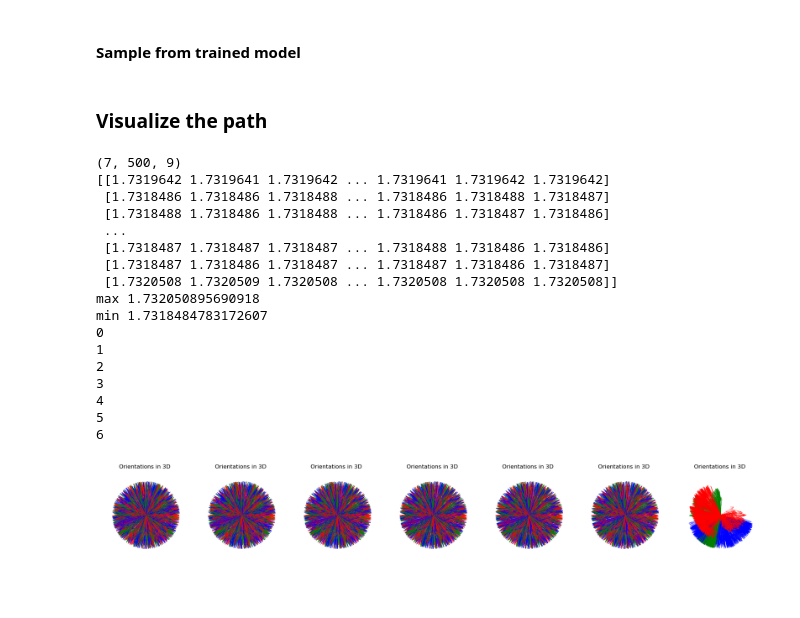
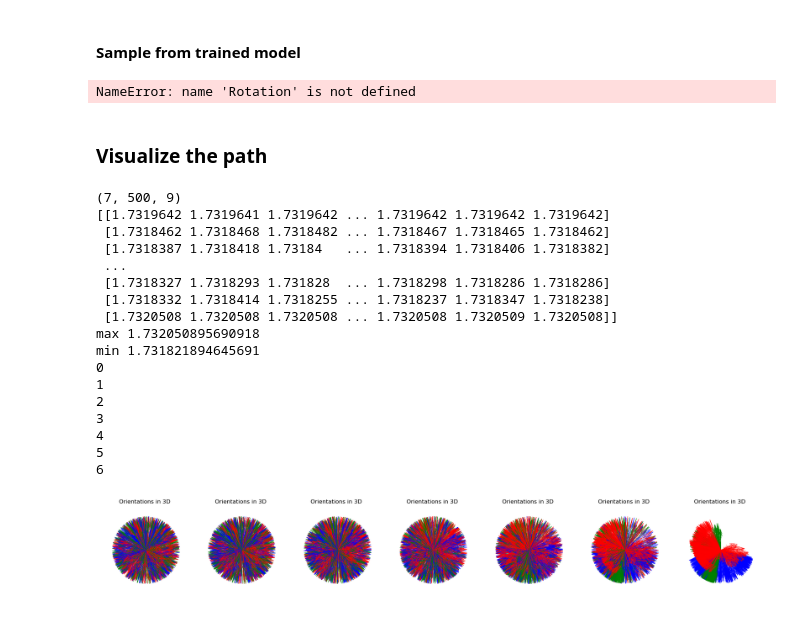
Before and after one commit to johannespitz/flow_matching, a Jupyter notebook: examples/3d_riemannian_flow.ipynb, the cells around one changed output. Cells and saved outputs as stored; diff of their text form; code cells hidden in the pictures.

Commit message:
run with Sphere manifold

```diff
--- a/examples/3d_riemannian_flow.ipynb
+++ b/examples/3d_riemannian_flow.ipynb
@@ -178,16 +178,16 @@ path = GeodesicProbPath(scheduler=CondOTScheduler(), manifold=manifold)
 
 
 
-from flow_matching.path import CompositeGeodesicProbPath, SO3ProbPath
+# from flow_matching.path import CompositeGeodesicProbPath, SO3ProbPath
 
-from scipy.spatial.transform import Rotation
-from flow_matching.utils.manifolds import SO3
-manifold = SO3()
+# from scipy.spatial.transform import Rotation
+# from flow_matching.utils.manifolds import SO3
+# manifold = SO3()
 
-vf = MLP(input_dim=9, hidden_dim=hidden_dim, output_dim=3)
-vf.to(device)
+# vf = MLP(input_dim=9, hidden_dim=hidden_dim, output_dim=3)
+# vf.to(device)
 
-path = SO3ProbPath(scheduler=CondOTScheduler())
+# path = SO3ProbPath(scheduler=CondOTScheduler())
 
 
 TRAIN = True
@@ -206,14 +206,14 @@ else:
 
         # # sample data (user's responsibility): in this case, (X_0,X_1) ~ pi(X_0,X_1) = N(X_0|0,I)q(X_1)
         x_1 = inf_train_gen(batch_size=batch_size, device=device) # sample data
-        # x_0 = torch.randn_like(x_1).to(device)
+        x_0 = torch.randn_like(x_1).to(device)
 
         x_1 = wrap(Sphere(), x_1)
-        # x_0 = wrap(manifold, x_0)
+        x_0 = wrap(manifold, x_0)
 
 
-        x_1 = torch.Tensor(Rotation.from_quat(x_1.cpu().numpy()).as_matrix()).flatten(-2, -1).to(device)
-        x_0 = torch.Tensor(Rotation.random(x_1.shape[0]).as_matrix()).flatten(-2, -1).to(device)
+        # x_1 = torch.Tensor(Rotation.from_quat(x_1.cpu().numpy()).as_matrix()).flatten(-2, -1).to(device)
+        # x_0 = torch.Tensor(Rotation.random(x_1.shape[0]).as_matrix()).flatten(-2, -1).to(device)
 
         # sample time (user's responsibility)
         t = torch.rand(x_1.shape[0]).to(device)
@@ -260,9 +281,9 @@ eps_time = 1e-2
 T = torch.linspace(0, 1, N)  # sample times
 T = T.to(device=device)
 
-# x_init = torch.randn((batch_size, 3), dtype=torch.float32, device=device)
-# x_init = wrap(manifold, x_init)
-x_init = torch.Tensor(Rotation.random(batch_size).as_matrix()).flatten(-2, -1).to(device)
+x_init = torch.randn((batch_size, 3), dtype=torch.float32, device=device)
+x_init = wrap(manifold, x_init)
+# x_init = torch.Tensor(Rotation.random(batch_size).as_matrix()).flatten(-2, -1).to(device)
 
 solver = RiemannianODESolver(velocity_model=wrapped_vf, manifold=manifold)  # create an ODESolver class
 sol = solver.sample(
@@ -273,6 +294,8 @@ sol = solver.sample(
     time_grid=T,
     verbose=True,
 )
+# %% [output]
+NameError: name 'Rotation' is not defined
 # %% [markdown]
 ### Visualize the path
 # %%
@@ -282,7 +305,7 @@ T = T.cpu()
 gt_samples = inf_train_gen(batch_size=batch_size)  # sample data
 gt_samples = wrap(Sphere(), gt_samples)
 
-gt_samples = torch.Tensor(Rotation.from_quat(gt_samples.cpu().numpy()).as_matrix()).flatten(-2, -1).to(device)
+# gt_samples = torch.Tensor(Rotation.from_quat(gt_samples.cpu().numpy()).as_matrix()).flatten(-2, -1).to(device)
 
 samples = torch.cat([sol, gt_samples[None]], dim=0).numpy()
 
@@ -292,39 +315,42 @@ print(norms)
 print(f"max {np.max(norms)}")
 print(f"min {np.min(norms)}")
 
 _, axs = plt.subplots(1, N + 1, figsize=(20, 3.2), subplot_kw={"projection": "3d"})
 
 for i in range(N + 1):
 
-    plot_orientations(Rotation.from_matrix(samples[i].reshape(-1, 3, 3)).as_quat(), axs[i], offset=0.0)
+    plot_orientations(samples[i], axs[i], offset=0.0)
+
+
+    # plot_orientations(Rotation.from_matrix(samples[i].reshape(-1, 3, 3)).as_quat(), axs[i], offset=0.0)
 
 
 
     # Set the aspect ratio to equal for better visualization of a sphere
     axs[i].set_box_aspect([1, 1, 1])
     axs[i].view_init(elev=130, azim=0)
     axs[i].axis("off")
 
     print(i)
 
 plt.tight_layout()
 plt.show()
 # %% [output]
 (7, 500, 9)
-[[1.7319642 1.7319641 1.7319642 ... 1.7319641 1.7319642 1.7319642]
- [1.7318486 1.7318486 1.7318488 ... 1.7318486 1.7318488 1.7318487]
- [1.7318488 1.7318486 1.7318488 ... 1.7318486 1.7318487 1.7318486]
+[[1.7319642 1.7319641 1.7319642 ... 1.7319642 1.7319642 1.7319642]
+ [1.7318462 1.7318468 1.7318482 ... 1.7318467 1.7318465 1.7318462]
+ [1.7318387 1.7318418 1.73184   ... 1.7318394 1.7318406 1.7318382]
  ...
- [1.7318487 1.7318487 1.7318487 ... 1.7318488 1.7318486 1.7318486]
- [1.7318487 1.7318486 1.7318487 ... 1.7318487 1.7318486 1.7318487]
- [1.7320508 1.7320509 1.7320508 ... 1.7320508 1.7320508 1.7320508]]
+ [1.7318327 1.7318293 1.731828  ... 1.7318298 1.7318286 1.7318286]
+ [1.7318332 1.7318414 1.7318255 ... 1.7318237 1.7318347 1.7318238]
+ [1.7320508 1.7320508 1.7320508 ... 1.7320508 1.7320509 1.7320508]]
 max 1.732050895690918
-min 1.7318484783172607
+min 1.731821894645691
 0
 1
 2
 3
 4
 5
 6
-[figure, old version]
+[figure, new version]
```
Also changed, not shown: parts of 1 cell of this notebook.
